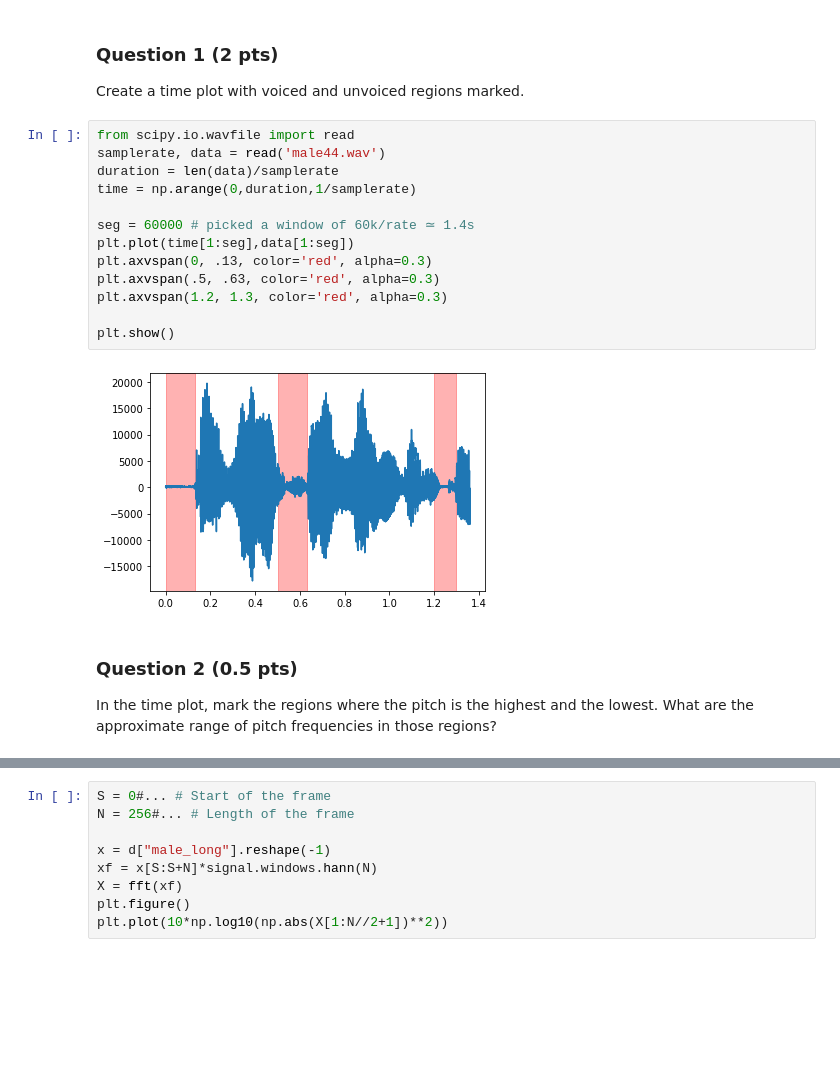
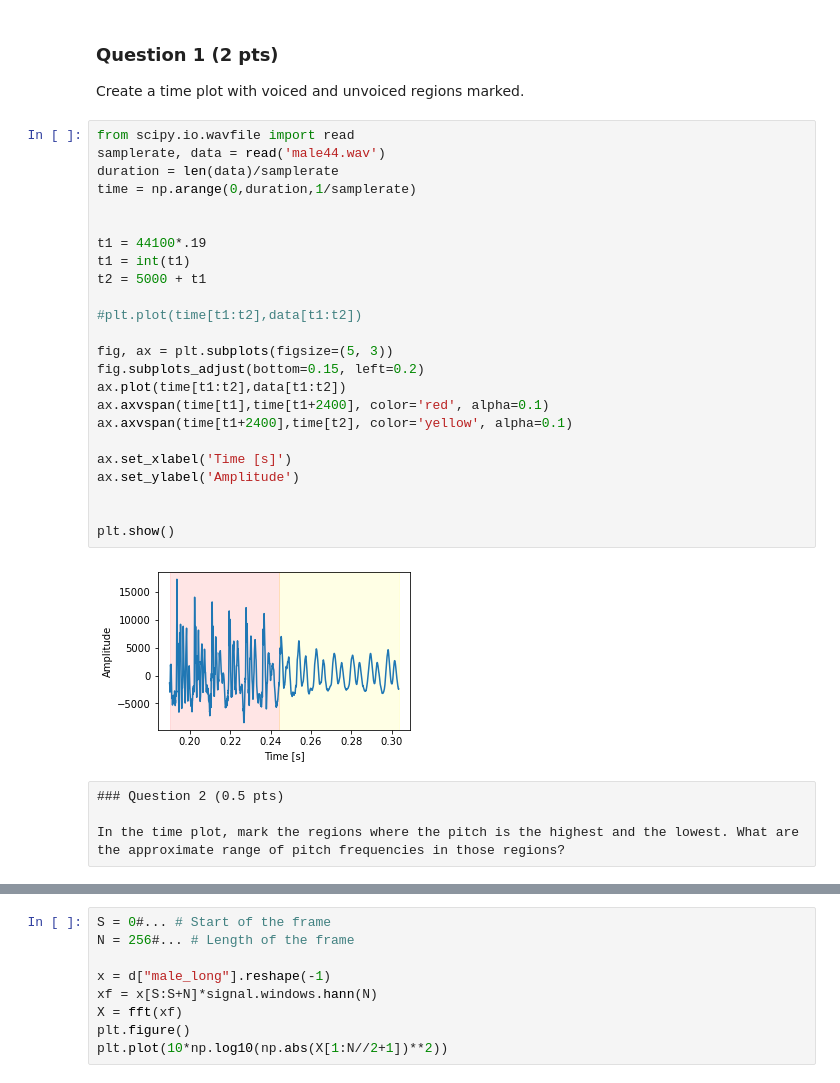
Before and after one commit to bossersimon/EQ2321, a Jupyter notebook: assignment_1.ipynb, the cells around one changed output, grey strips where cells are left out. Saved outputs shown, nothing was run; the diff lists cells and outputs as text; blank space fills up the shorter version.

```diff
--- a/assignment_1.ipynb
+++ b/assignment_1.ipynb
@@ -113,23 +111,34 @@ import matplotlib.pyplot as plt
 ### Question 1 (2 pts)
 
 Create a time plot with voiced and unvoiced regions marked.
-# %%
-from scipy.io.wavfile import read
-samplerate, data = read('male44.wav')
-duration = len(data)/samplerate
-time = np.arange(0,duration,1/samplerate)
-
-seg = 60000 # picked a window of 60k/rate ≃ 1.4s
-plt.plot(time[1:seg],data[1:seg])
-plt.axvspan(0, .13, color='red', alpha=0.3)
-plt.axvspan(.5, .63, color='red', alpha=0.3)
-plt.axvspan(1.2, 1.3, color='red', alpha=0.3)
-
-plt.show()
-# %% [output]
-[figure, removed]
-# %% [markdown]
-### Question 2 (0.5 pts)
-
-In the time plot, mark the regions where the pitch is the highest and the lowest. What are the approximate range of pitch frequencies in those regions?
+# %%
+from scipy.io.wavfile import read
+samplerate, data = read('male44.wav')
+duration = len(data)/samplerate
+time = np.arange(0,duration,1/samplerate)
+
+
+t1 = 44100*.19
+t1 = int(t1)
+t2 = 5000 + t1
+
+#plt.plot(time[t1:t2],data[t1:t2])
+
+fig, ax = plt.subplots(figsize=(5, 3))
+fig.subplots_adjust(bottom=0.15, left=0.2)
+ax.plot(time[t1:t2],data[t1:t2])
+ax.axvspan(time[t1],time[t1+2400], color='red', alpha=0.1)
+ax.axvspan(time[t1+2400],time[t2], color='yellow', alpha=0.1)
+
+ax.set_xlabel('Time [s]')
+ax.set_ylabel('Amplitude')
+
+
+plt.show()
+# %% [output]
+[figure, added]
+# %% [raw]
+### Question 2 (0.5 pts)
+
+In the time plot, mark the regions where the pitch is the highest and the lowest. What are the approximate range of pitch frequencies in those regions?
 # %%
```
Also changed, not shown: parts of 5 cells of this notebook, 1 other file.
